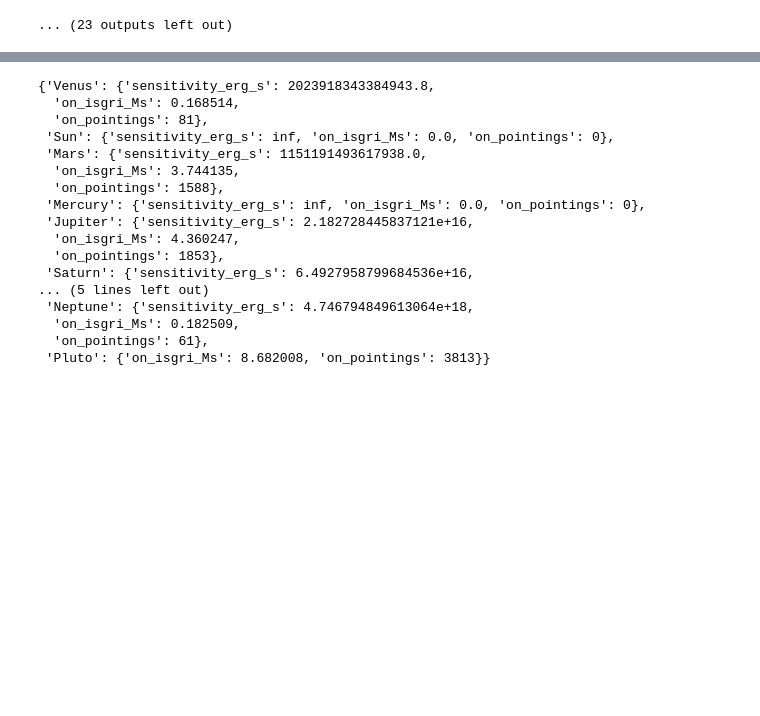
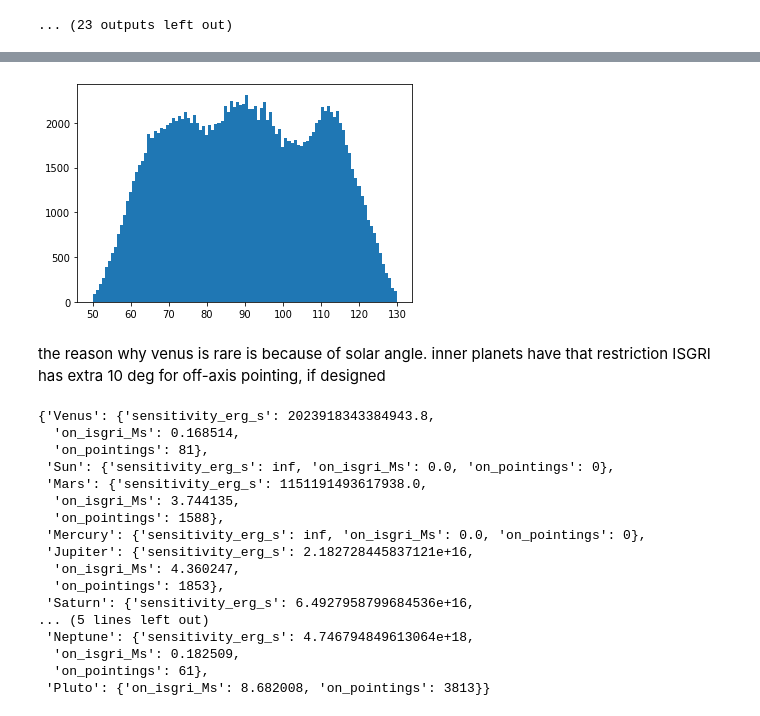
Before and after one commit to volodymyrss/planets, a Jupyter notebook: planets.ipynb, the cells around one changed output, grey strips where cells are left out. Cells and saved outputs as stored; diff of their text form; code cells hidden in the pictures; blank space fills up the shorter version.

```diff
--- a/planets.ipynb
+++ b/planets.ipynb
@@ -191,3 +262,22 @@ R.to_pandas().to_csv("archive-with-bodies.csv.gz", compression='gzip')
+# %%
+plt.figure()
+
+# the reason why venus is rare is because of solar angle. inner planets have that restriction
+# ISGRI has extra 10 deg for off-axis pointing, if designed
+# it is never possible to observe Venus
+# https://en.wikipedia.org/wiki/Elongation_(astronomy) of venus is up to 47 deg
+
+_=plt.hist(
+    Sun_coord.separation(scx_coord).deg,
+    100
+)
+
+plt.axvline()
+# %% [output]
+[figure, added]
+# %% [markdown]
+the reason why venus is rare is because of solar angle. inner planets have that restriction
+ISGRI has extra 10 deg for off-axis pointing, if designed
 # %%
 import json
 
```
Also changed, not shown: parts of 6 cells of this notebook.
